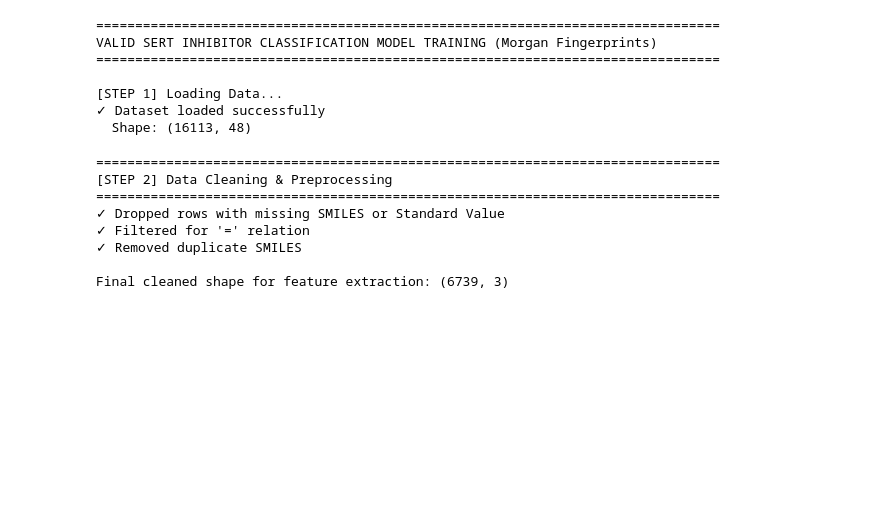
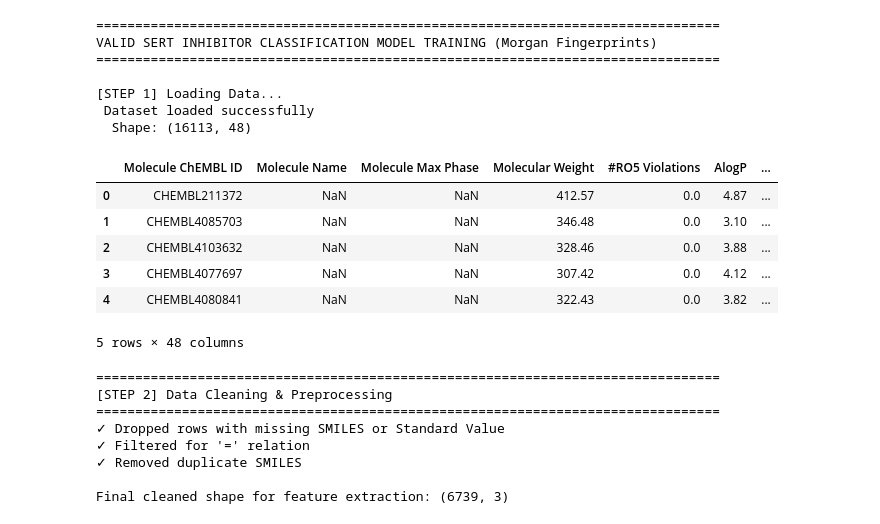
Before and after one commit to baka-byte447/ML-model-on-Predicting-Sertraline-like-drugs-activity-on-Cancer-Chemosensitization, a Jupyter notebook: ML_dev.ipynb, the cells around one changed output. Cells and saved outputs as stored; diff of their text form; code cells hidden in the pictures; blank space fills up the shorter version.

```diff
--- a/ML_dev.ipynb
+++ b/ML_dev.ipynb
@@ -22,16 +25,14 @@ from rdkit.Chem import AllChem  # We use AllChem for Morgan Fingerprints
 
 # Scikit-learn
 from sklearn.model_selection import train_test_split, cross_val_score, GridSearchCV
-# NOTE: We remove StandardScaler, as it's not needed for binary fingerprints
 from sklearn.linear_model import LogisticRegression
 from sklearn.svm import SVC
 from sklearn.ensemble import RandomForestClassifier
-from sklearn.naive_bayes import GaussianNB  # Note: GaussianNB might perform poorly on FPs, but we test it
+from sklearn.naive_bayes import GaussianNB
 from sklearn.neighbors import KNeighborsClassifier
 from sklearn.metrics import (accuracy_score, precision_score, recall_score,
                              f1_score, roc_auc_score, confusion_matrix,
                              classification_report, roc_curve)
-# XGBoost
 from xgboost import XGBClassifier
 
 warnings.filterwarnings('ignore')
@@ -46,13 +47,11 @@ print("=" * 80)
 FP_SIZE = 2048
 FP_RADIUS = 2
 
-# ============================================================================
 # 1. DATA LOADING
-# ============================================================================
 print("\n[STEP 1] Loading Data...")
 try:
     df = pd.read_csv('data.csv', delimiter=';')
-    print(f"✓ Dataset loaded successfully")
+    print(f" Dataset loaded successfully")
     print(f"  Shape: {df.shape}")
 except FileNotFoundError:
     print("Error: 'data.csv' not found. Please place it in the same directory.")
@@ -63,6 +62,16 @@ VALID SERT INHIBITOR CLASSIFICATION MODEL TRAINING (Morgan Fingerprints)
 ================================================================================
 
 [STEP 1] Loading Data...
-✓ Dataset loaded successfully
+ Dataset loaded successfully
   Shape: (16113, 48)
+# %%
+df.head()
+# %% [output]
+|  | Molecule ChEMBL ID | Molecule Name | Molecule Max Phase | Molecular Weight | #RO5 Violations | AlogP | ... |
+| 0 | CHEMBL211372 | NaN | NaN | 412.57 | 0.0 | 4.87 | ... |
+| 1 | CHEMBL4085703 | NaN | NaN | 346.48 | 0.0 | 3.10 | ... |
+| 2 | CHEMBL4103632 | NaN | NaN | 328.46 | 0.0 | 3.88 | ... |
+| 3 | CHEMBL4077697 | NaN | NaN | 307.42 | 0.0 | 4.12 | ... |
+| 4 | CHEMBL4080841 | NaN | NaN | 322.43 | 0.0 | 3.82 | ... |
+5 rows × 48 columns
 # %%
```
Also changed, not shown: parts of 5 cells of this notebook, 6 other files.
